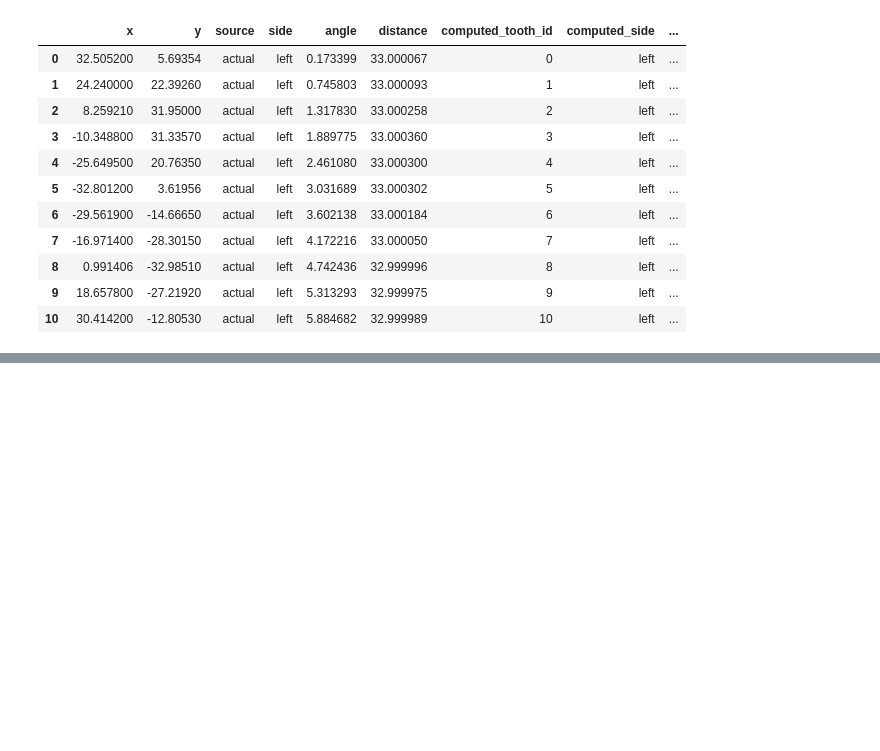
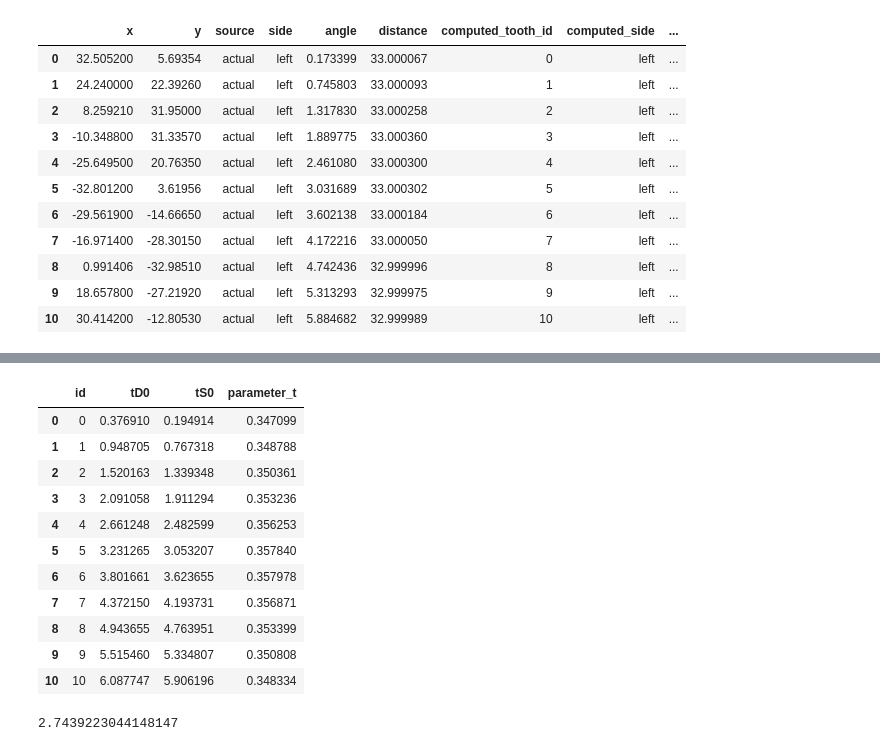
Before and after one commit to ivanlis/random_code, a Jupyter notebook: notebook/runout_method1.ipynb, the cells around one changed output, grey strips where cells are left out. Cells and saved outputs as stored; diff of their text form; code cells hidden in the pictures; blank space fills up the shorter version.

Commit message:
Use a nonlinear solver to find the parameter (initial version).

```diff
--- a/notebook/runout_method1.ipynb
+++ b/notebook/runout_method1.ipynb
@@ -426,0 +412,2 @@ computeSpaceBetweenTeeth(pitchActual)
+# %%
+betweenTeeth = computeSpaceBetweenTeeth(pitchActual)
@@ -426,0 +462,19 @@ computeSpaceBetweenTeeth(pitchActual)
+# %%
+betweenTeeth
+# %% [output]
+|  | id | tD0 | tS0 | parameter_t |
+| 0 | 0 | 0.376910 | 0.194914 | 0.347099 |
+| 1 | 1 | 0.948705 | 0.767318 | 0.348788 |
+| 2 | 2 | 1.520163 | 1.339348 | 0.350361 |
+| 3 | 3 | 2.091058 | 1.911294 | 0.353236 |
+| 4 | 4 | 2.661248 | 2.482599 | 0.356253 |
+| 5 | 5 | 3.231265 | 3.053207 | 0.357840 |
+| 6 | 6 | 3.801661 | 3.623655 | 0.357978 |
+| 7 | 7 | 4.372150 | 4.193731 | 0.356871 |
+| 8 | 8 | 4.943655 | 4.763951 | 0.353399 |
+| 9 | 9 | 5.515460 | 5.334807 | 0.350808 |
+| 10 | 10 | 6.087747 | 5.906196 | 0.348334 |
+# %%
+0.5 * rb * 0.18
+# %% [output]
+2.7439223044148147
```
Also changed, not shown: parts of 5 cells of this notebook.
